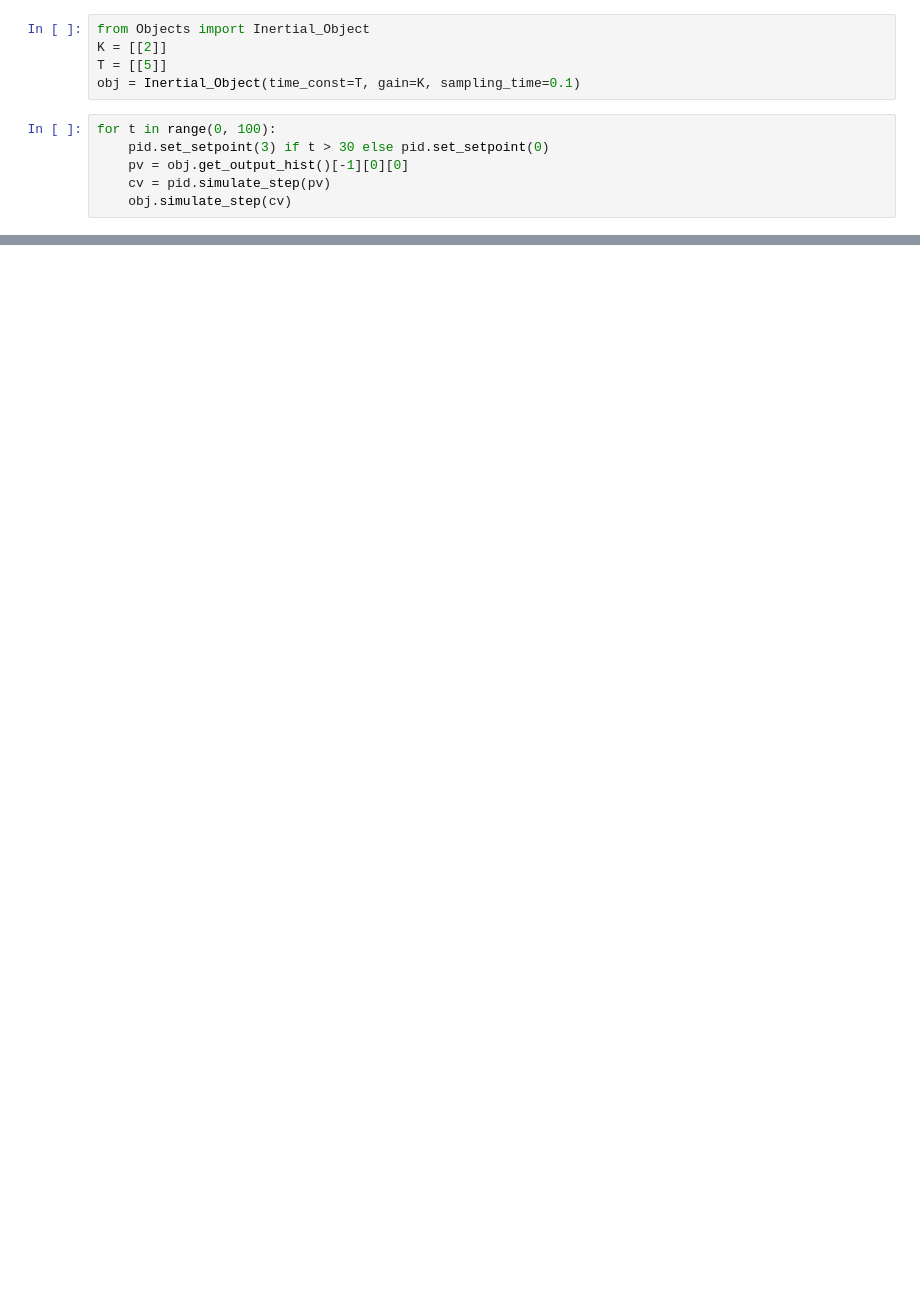
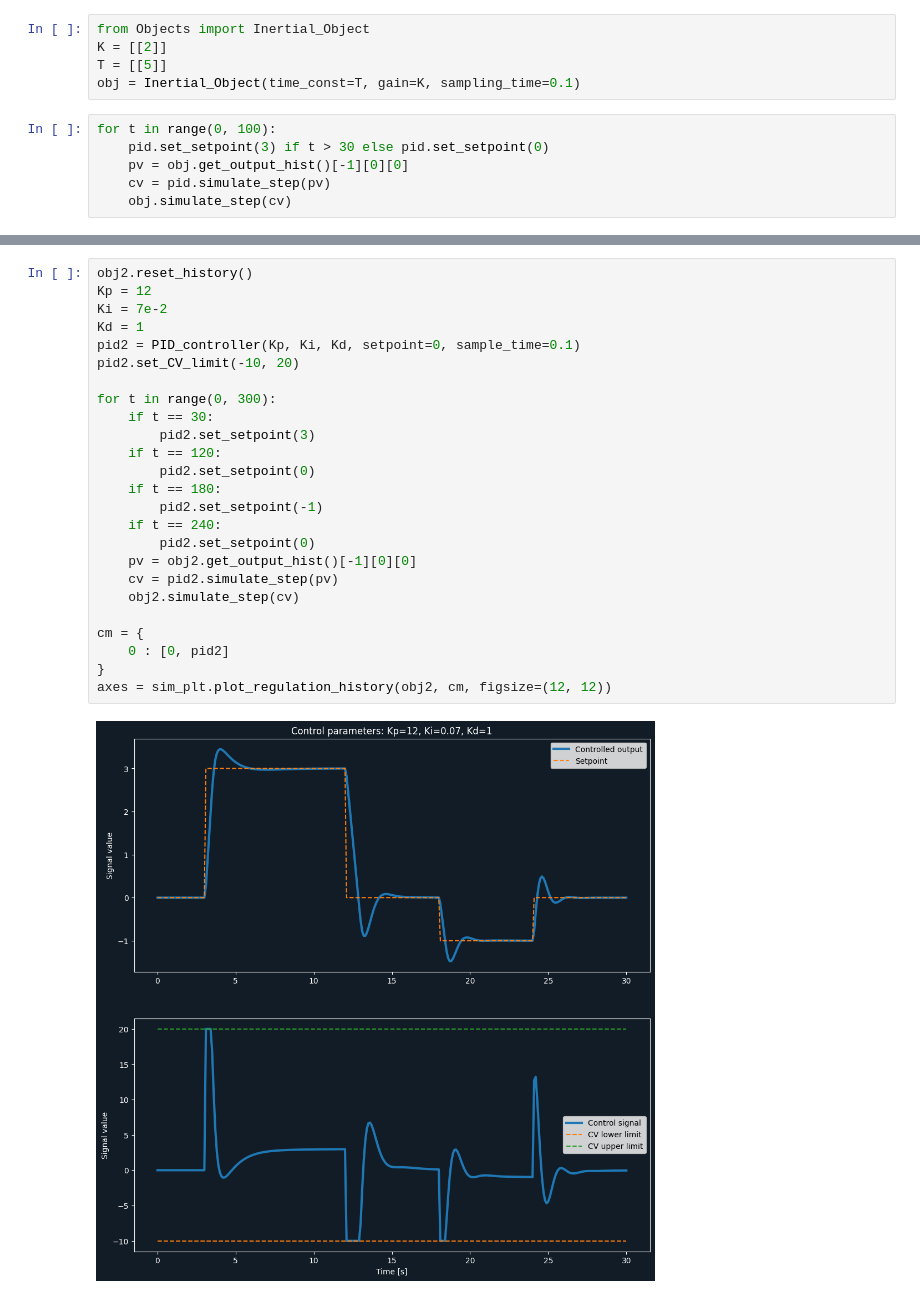
Before and after one commit to MrocznyZdzichu/dyn_mod_sims, a Jupyter notebook: 09_simple_PID_example.ipynb, the cells around one changed output, grey strips where cells are left out. Saved outputs shown, nothing was run; the diff lists cells and outputs as text; blank space fills up the shorter version.

```diff
--- a/09_simple_PID_example.ipynb
+++ b/09_simple_PID_example.ipynb
@@ -22,0 +44,27 @@ axes = sim_plt.plot_regulation_history(obj, cm, figsize=(12, 12))
+# %%
+obj2.reset_history()
+Kp = 12
+Ki = 7e-2
+Kd = 1
+pid2 = PID_controller(Kp, Ki, Kd, setpoint=0, sample_time=0.1)
+pid2.set_CV_limit(-10, 20)
+
+for t in range(0, 300):
+    if t == 30:
+        pid2.set_setpoint(3)
+    if t == 120:
+        pid2.set_setpoint(0)
+    if t == 180:
+        pid2.set_setpoint(-1)
+    if t == 240:
+        pid2.set_setpoint(0)
+    pv = obj2.get_output_hist()[-1][0][0]
+    cv = pid2.simulate_step(pv)
+    obj2.simulate_step(cv)
+
+cm = {
+    0 : [0, pid2]
+}
+axes = sim_plt.plot_regulation_history(obj2, cm, figsize=(12, 12))
+# %% [output]
+[figure, added]
```
Also changed, not shown: parts of 3 cells of this notebook, 1 other file.
